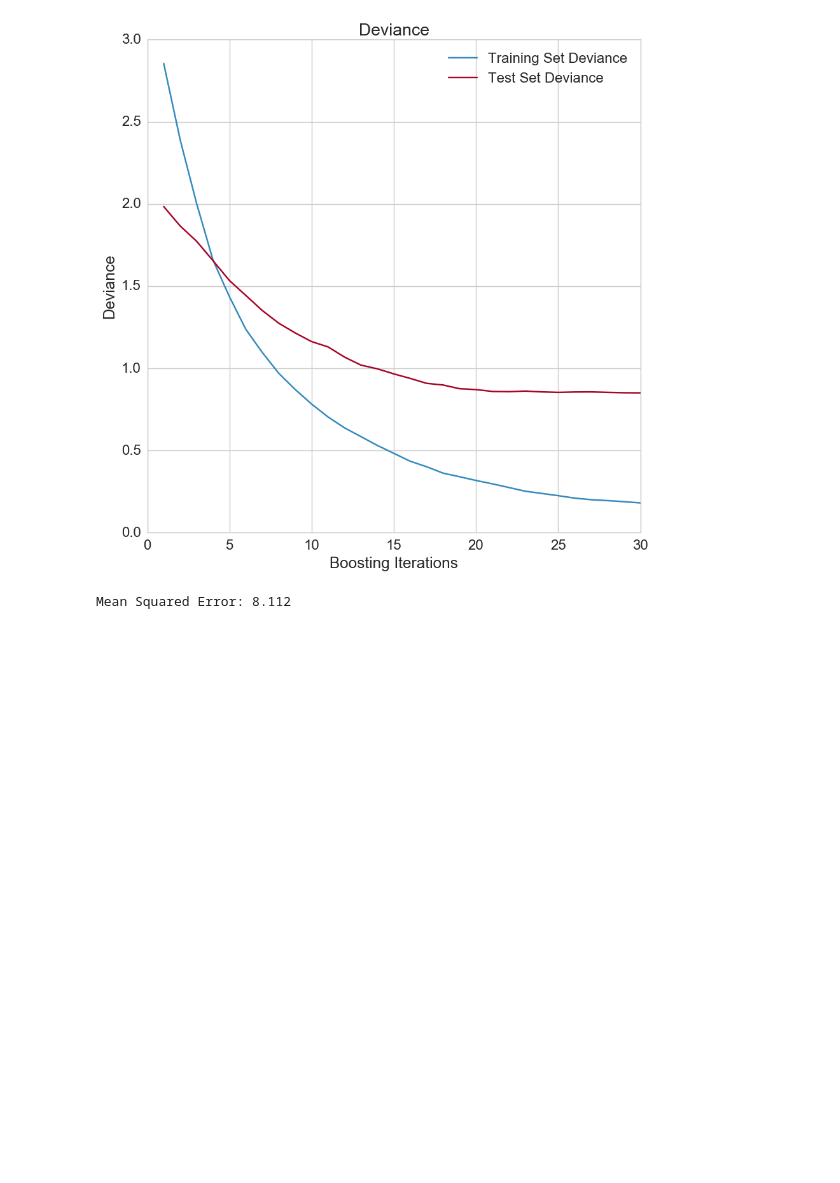
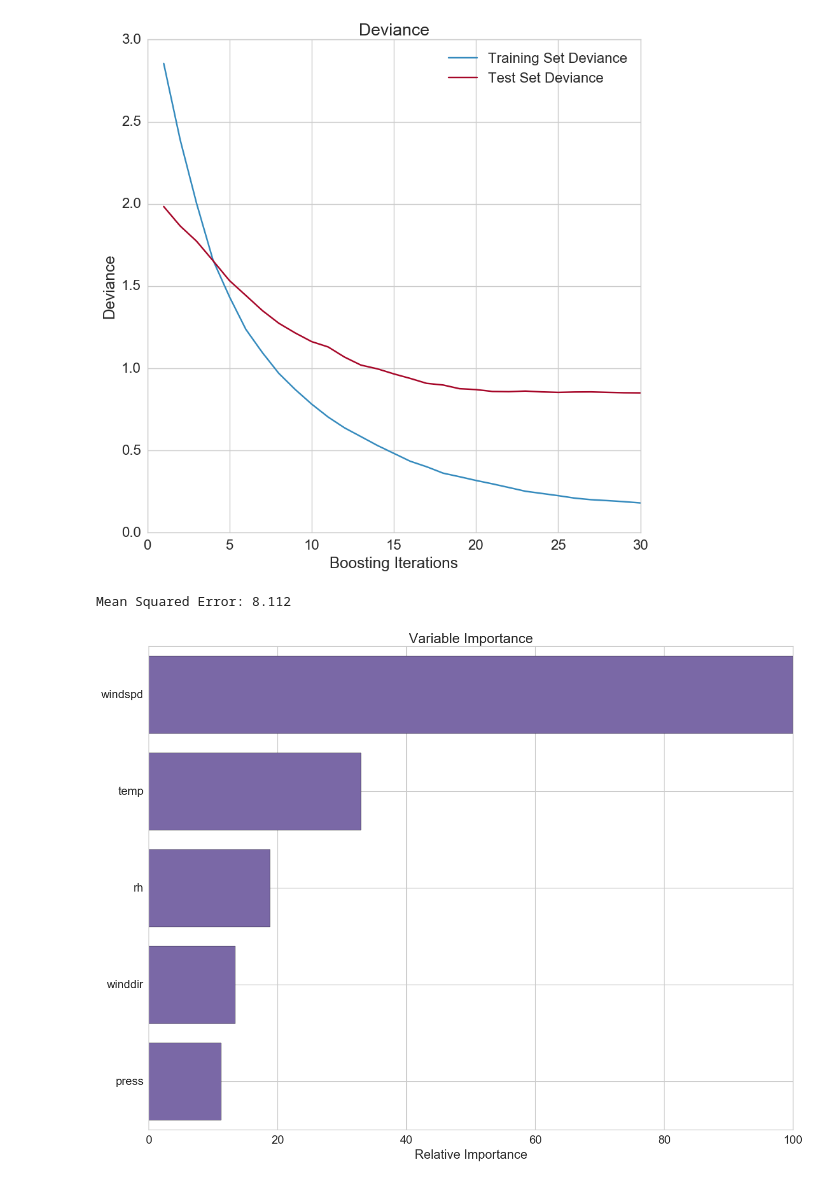
Before and after one commit to jyamaoka/AirQualityDI, a Jupyter notebook: AirQualityAna.ipynb, the cells around one changed output. Saved outputs shown, nothing was run; the diff lists cells and outputs as text; code cells hidden in the pictures; blank space fills up the shorter version.

Commit message:
Add files via upload
add feature importance

```diff
--- a/AirQualityAna.ipynb
+++ b/AirQualityAna.ipynb
@@ -227,3 +227,17 @@ mse = metrics.mean_squared_error(y_test, predictions)
 print('Mean Squared Error: {:.3f}'.format(mse))
 # %% [output]
 Mean Squared Error: 8.112
+# %%
+feature_importance = classifier.feature_importances_
+
+feature_importance = 100.0 * (feature_importance / feature_importance.max())
+sorted_idx = numpy.argsort(feature_importance)
+pos = numpy.arange(sorted_idx.shape[0]) + .5
+matplotlib.pyplot.figure(figsize=(16, 12))
+matplotlib.pyplot.barh(pos, feature_importance[sorted_idx], align='center', color='#7A68A6')
+matplotlib.pyplot.yticks(pos, numpy.asanyarray(col_names)[sorted_idx])
+matplotlib.pyplot.xlabel('Relative Importance')
+matplotlib.pyplot.title('Variable Importance')
+matplotlib.pyplot.show()
+# %% [output]
+[figure, added]
```
Also changed, not shown: parts of 1 cell of this notebook.
